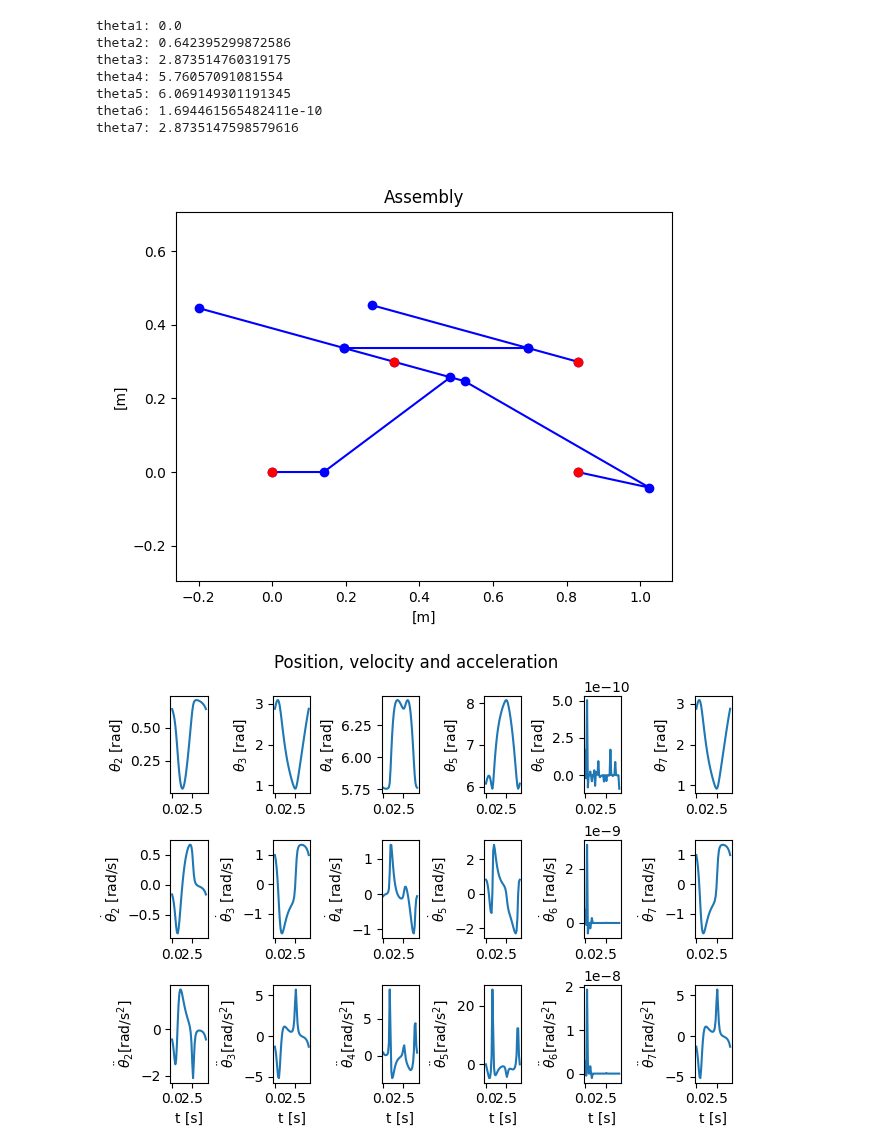
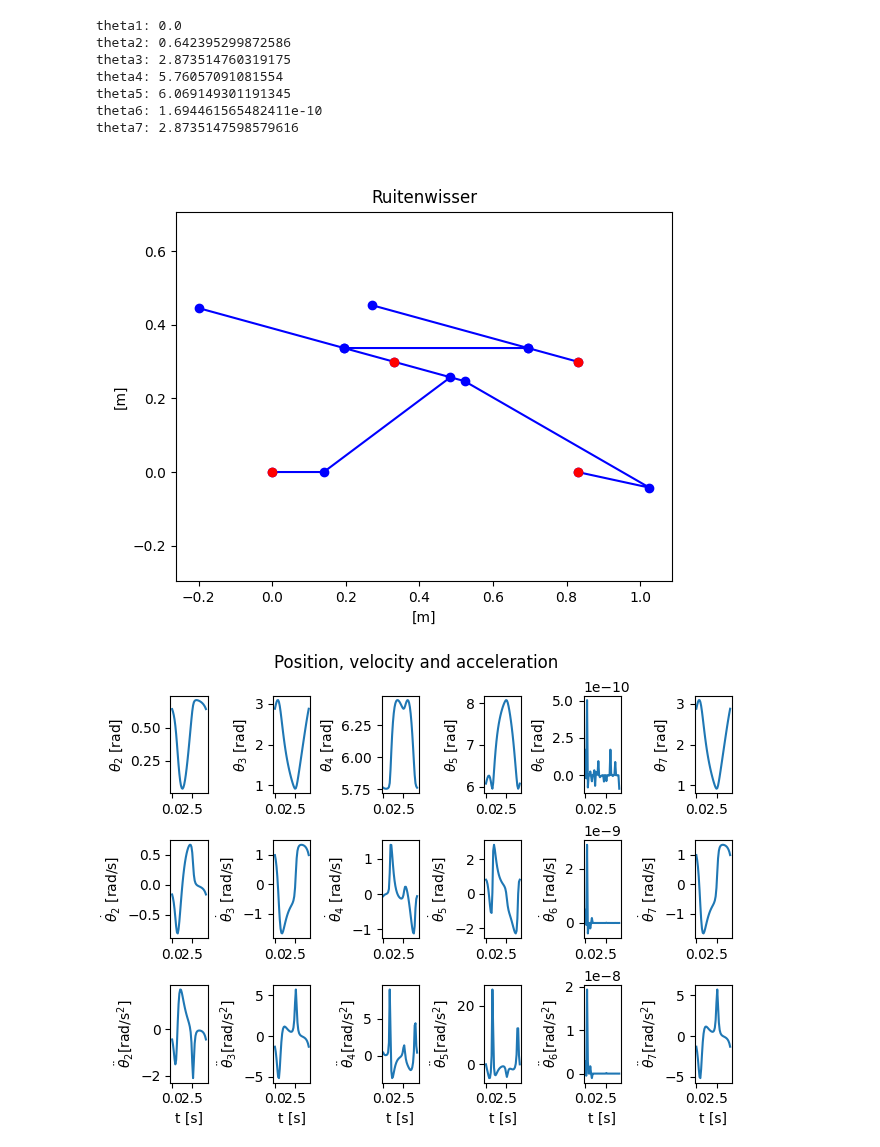
Before and after one commit to colincools/beweging, a Jupyter notebook: Ruitewissers 2.ipynb, the cells around one changed output. Cells and saved outputs as stored; diff of their text form; code cells hidden in the pictures.

```diff
--- a/Ruitewissers 2.ipynb
+++ b/Ruitewissers 2.ipynb
@@ -175,35 +175,35 @@ D = A + np.array([rAD_x, rAD_y])
 I = A + np.array([rAI_x, rAI_y])
 H = A + np.array([rAH_x, rAH_y])
 G = H + rotate_vector(np.array([r7, 0]), theta5_0)
 F = G - rotate_vector(np.array([r6, 0]), theta4_0)
 K = F + rotate_vector(np.array([r3, 0]), theta3_0)
 E = F + rotate_vector(np.array([rED + rDF, 0]), theta3_0)
 J = I + rotate_vector(np.array([rIJ, 0]), theta7_0)
 L = I + rotate_vector(np.array([r5, 0]), theta7_0)
 
 
 
 plt.figure()
 pad1 = np.array([H, G, F, D, E, J, I])
 plt.plot(pad1[:, 0], pad1[:, 1], '-bo')
 pad2 = np.array([A, B,C])
 plt.plot(pad2[:, 0], pad2[:, 1], '-bo')
 pad3 = np.array([E,K])
 plt.plot(pad3[:, 0], pad3[:, 1], '-bo')
 pad4 = np.array([J,L])
 plt.plot(pad4[:, 0], pad4[:, 1], '-bo')
 
 plt.plot(A[0], A[1], 'ro')  # vaste pivot
 plt.plot(D[0], D[1], 'ro')
 plt.plot(H[0], H[1], 'ro')
 plt.plot(I[0], I[1], 'ro')
 plt.xlabel('[m]')
 plt.ylabel('[m]')
-plt.title('Assembly')
+plt.title('Ruitenwisser')
 plt.axis('equal')
 plt.show()
 # %% [output]
-[figure, old version]
+[figure, new version]
 # %%
 # Function to compute the kinematics
 def kinematics(r1, r2, r3, r4, r5, r6, r7, rDC, rDF, rED, rIJ, rAD_x, rAD_y, rDI_x, rDI_y, theta1, dtheta1, ddtheta1, theta2_init, theta3_init,theta4_init,theta5_init,theta6_init,theta7_init, t):
```
Also changed, not shown: parts of 7 cells of this notebook.
